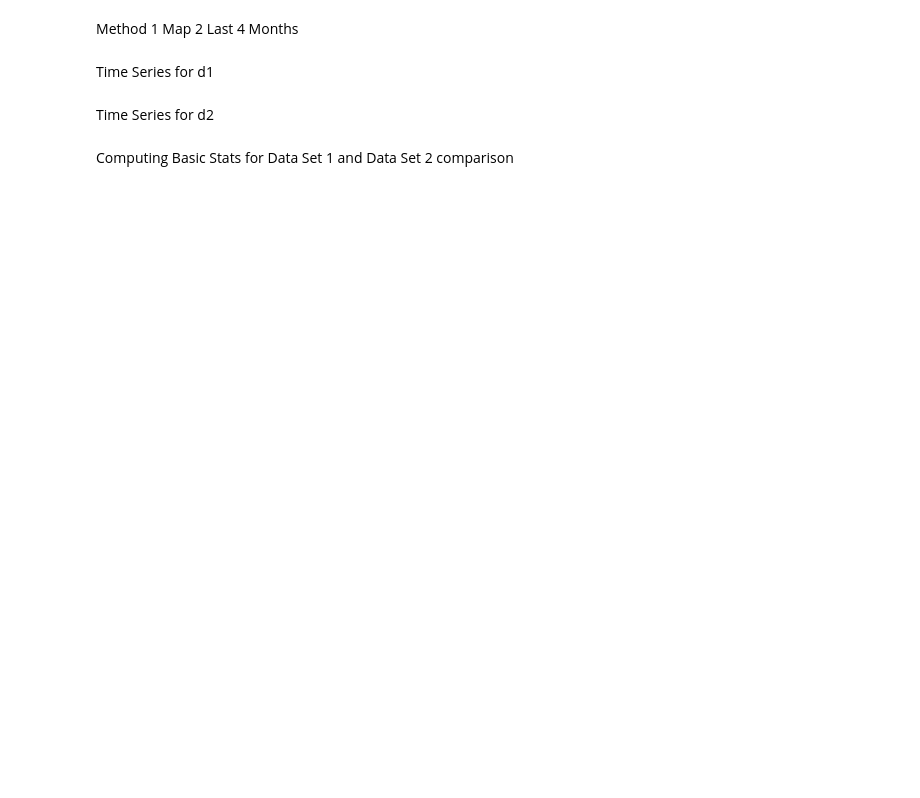
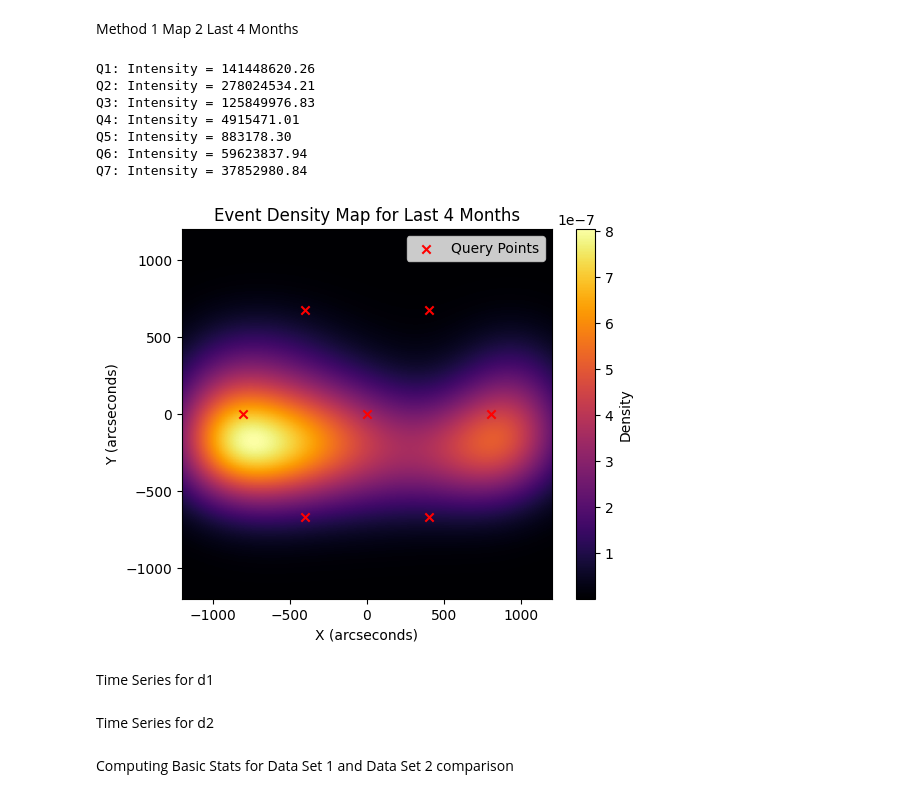
Before and after one commit to ericaahayy/ITGurlsCOSC3337, a Jupyter notebook: Method1_Intensity_Maps.ipynb, the cells around one changed output. Cells and saved outputs as stored; diff of their text form; code cells hidden in the pictures; blank space fills up the shorter version.

```diff
--- a/Method1_Intensity_Maps.ipynb
+++ b/Method1_Intensity_Maps.ipynb
@@ -181,34 +190,43 @@ for query_name, intensity in intensities:
 x_min, x_max = -1200, 1200
 y_min, y_max = -1200, 1200
 step = 10
 
 xx, yy = np.meshgrid(np.arange(x_min, x_max, step), np.arange(y_min, y_max, step))
 
 
 grid_points = np.vstack([xx.ravel(), yy.ravel()]).T
 
 # Create a KDE model
 kde = KernelDensity(bandwidth=sigma, kernel='gaussian')
 kde.fit(flare_events[['x.pos.asec', 'y.pos.asec']])
 
 # Calculate the log-densities at each point on the grid
 log_densities = kde.score_samples(grid_points)
 
 density_map = np.exp(log_densities).reshape(xx.shape)
 
 # Create the density map
-plt.imshow(density_map, extent=(x_min, x_max, y_min, y_max), origin='lower', cmap='viridis')
+plt.imshow(density_map, extent=(x_min, x_max, y_min, y_max), origin='lower', cmap='inferno')
 plt.colorbar(label='Density')
 plt.scatter([p['coordinates'][0] for p in query_points.values()], [p['coordinates'][1] for p in query_points.values()], color='red', marker='x', label='Query Points')
 
 # labels and legend
 plt.xlabel('X (arcseconds)')
 plt.ylabel('Y (arcseconds)')
 plt.title('Event Density Map for Last 4 Months')
 plt.legend()
 
 
 plt.show()
+# %% [output]
+Q1: Intensity = 141448620.26
+Q2: Intensity = 278024534.21
+Q3: Intensity = 125849976.83
+Q4: Intensity = 4915471.01
+Q5: Intensity = 883178.30
+Q6: Intensity = 59623837.94
+Q7: Intensity = 37852980.84
+[figure, added]
 # %% [markdown]
 Time Series for d1
 # %%
```
Also changed, not shown: parts of 4 cells of this notebook, 1 other file.
